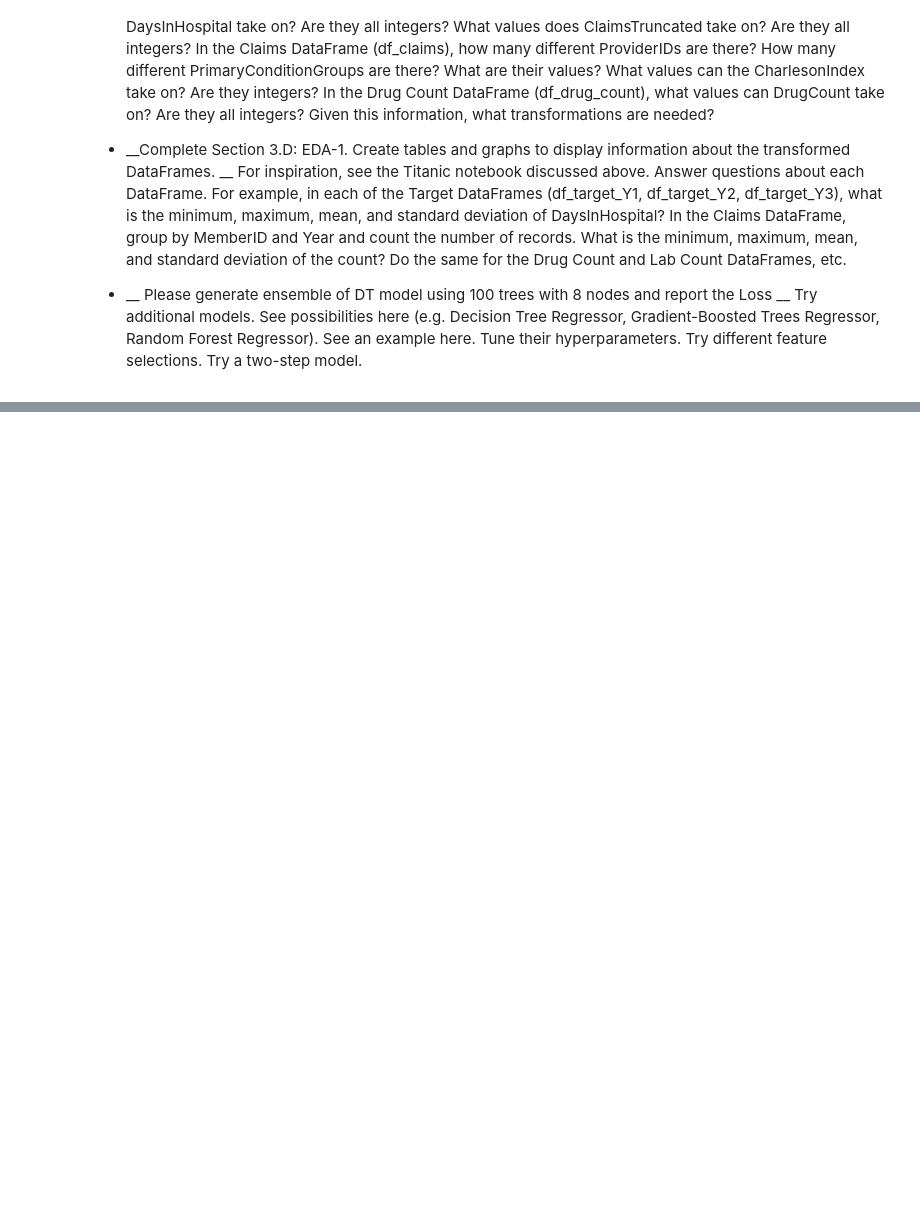
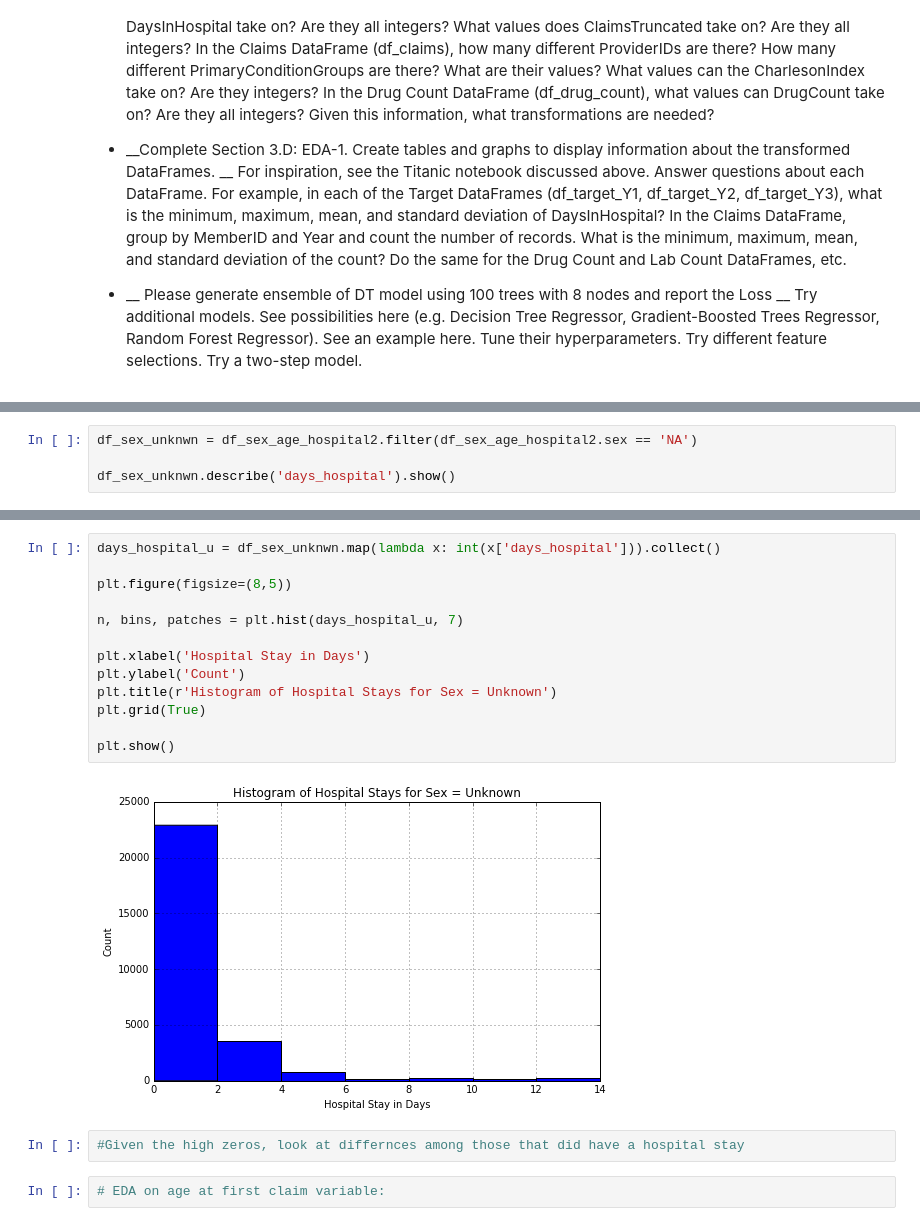
Before and after one commit to ReneeErnst/TargetDataScienceTraining_Public, a Jupyter notebook: Murray_HW4/DAMLAS-HW04-Murray.ipynb, the cells around one changed output, grey strips where cells are left out. Saved outputs shown, nothing was run; the diff lists cells and outputs as text; blank space fills up the shorter version.

```diff
--- a/Murray_HW4/DAMLAS-HW04-Murray.ipynb
+++ b/Murray_HW4/DAMLAS-HW04-Murray.ipynb
@@ -1141,0 +1323,4 @@ Try additional models. See possibilities here (e.g. Decision Tree Regressor, Gra
+# %%
+df_sex_unknwn = df_sex_age_hospital2.filter(df_sex_age_hospital2.sex == 'NA')
+
+df_sex_unknwn.describe('days_hospital').show()
@@ -1141,0 +1337,19 @@ Try additional models. See possibilities here (e.g. Decision Tree Regressor, Gra
+# %%
+days_hospital_u = df_sex_unknwn.map(lambda x: int(x['days_hospital'])).collect()
+
+plt.figure(figsize=(8,5))
+
+n, bins, patches = plt.hist(days_hospital_u, 7)
+
+plt.xlabel('Hospital Stay in Days')
+plt.ylabel('Count')
+plt.title(r'Histogram of Hospital Stays for Sex = Unknown')
+plt.grid(True)
+
+plt.show()
+# %% [output]
+[figure, added]
+# %%
+#Given the high zeros, look at differnces among those that did have a hospital stay
+# %%
+# EDA on age at first claim variable:
```
Also changed, not shown: parts of 18 cells of this notebook, 58 other files.
